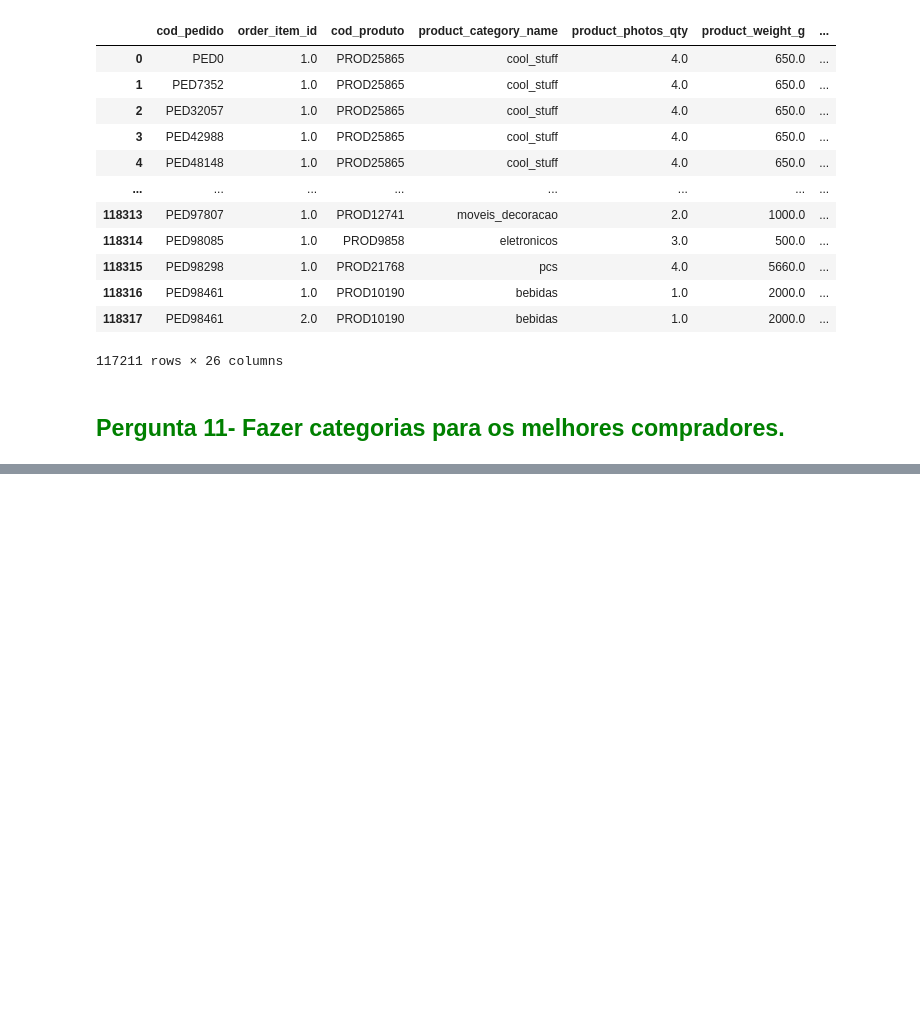
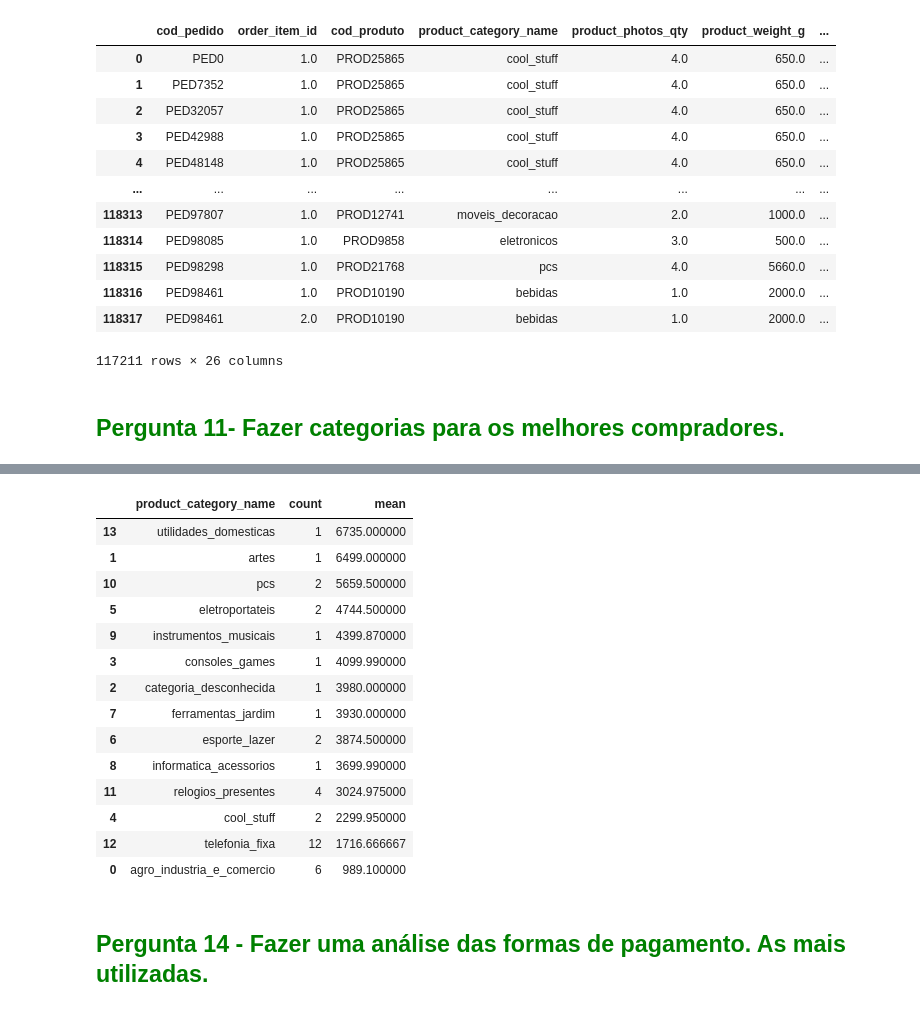
Before and after one commit to RenandeFraga/ProjetoPandasADA, a Jupyter notebook: Análise (1) (3).ipynb, the cells around one changed output, grey strips where cells are left out. Saved outputs shown, nothing was run; the diff lists cells and outputs as text; code cells hidden in the pictures; blank space fills up the shorter version.

Commit message:
Respostas perguntas Renan

```diff
--- a/Análise (1) (3).ipynb
+++ b/Análise (1) (3).ipynb
@@ -1019,0 +1169,4 @@ dados_selecionados
+# %%
+compradores_top_venda = top_compradores_venda['codigo_cliente'].tolist()
+clientes_top_venda_df = dados_selecionados[dados_selecionados['cod_cliente'].isin(compradores_top_venda)]
+clientes_top_venda_df['product_category_name'].value_counts().rename_axis('categoria_produto').reset_index(name='contagem').set_index('categoria_produto')
@@ -1019,0 +1190,22 @@ dados_selecionados
+# %%
+top_categorias_venda = clientes_top_venda_df.groupby('product_category_name')['price'].agg(['count', 'mean']).reset_index()
+top_categorias_venda = top_categorias_venda.sort_values(by='mean', ascending=False)
+top_categorias_venda
+# %% [output]
+|  | product_category_name | count | mean |
+| 13 | utilidades_domesticas | 1 | 6735.000000 |
+| 1 | artes | 1 | 6499.000000 |
+| 10 | pcs | 2 | 5659.500000 |
+| 5 | eletroportateis | 2 | 4744.500000 |
+| 9 | instrumentos_musicais | 1 | 4399.870000 |
+| 3 | consoles_games | 1 | 4099.990000 |
+| 2 | categoria_desconhecida | 1 | 3980.000000 |
+| 7 | ferramentas_jardim | 1 | 3930.000000 |
+| 6 | esporte_lazer | 2 | 3874.500000 |
+| 8 | informatica_acessorios | 1 | 3699.990000 |
+| 11 | relogios_presentes | 4 | 3024.975000 |
+| 4 | cool_stuff | 2 | 2299.950000 |
+| 12 | telefonia_fixa | 12 | 1716.666667 |
+| 0 | agro_industria_e_comercio | 6 | 989.100000 |
+# %% [markdown]
+<h2 style='color:green' >Pergunta 14 - Fazer uma análise das formas de pagamento. As mais utilizadas. </h2>
```
Also changed, not shown: parts of 18 cells of this notebook.
